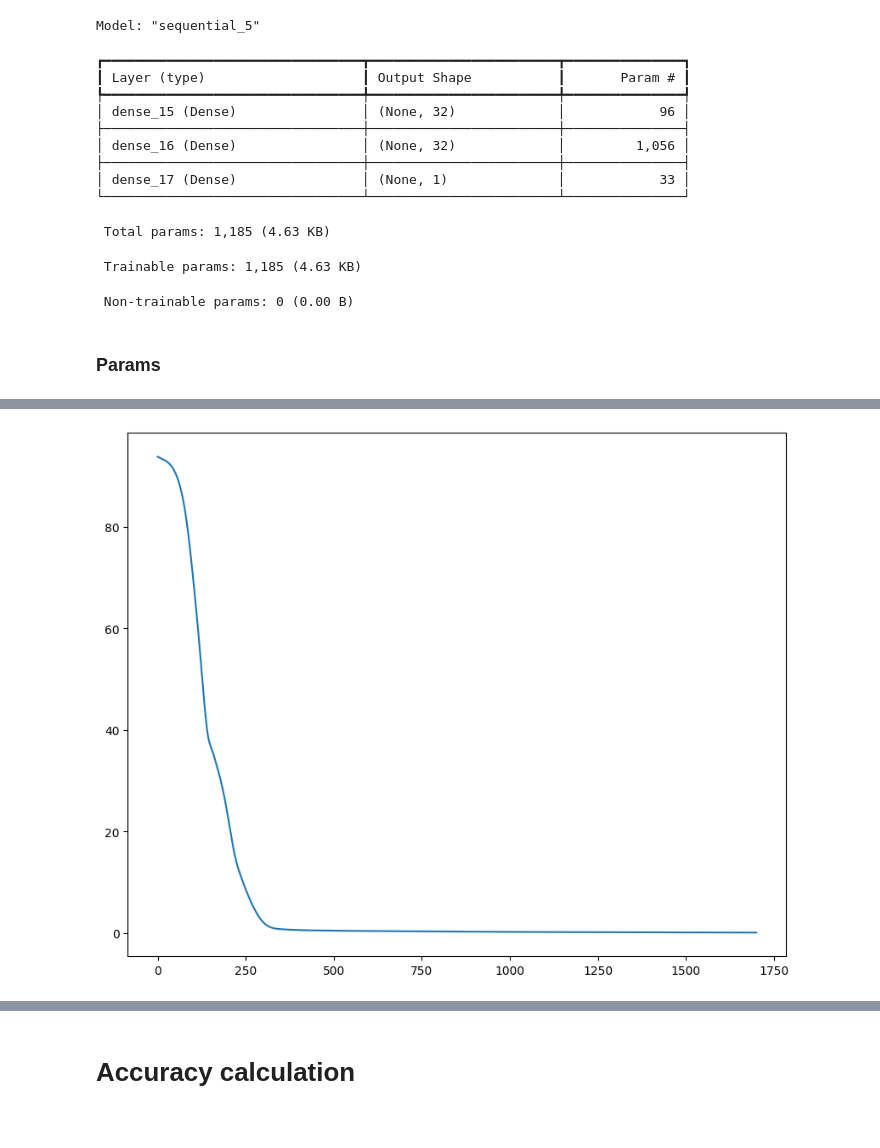
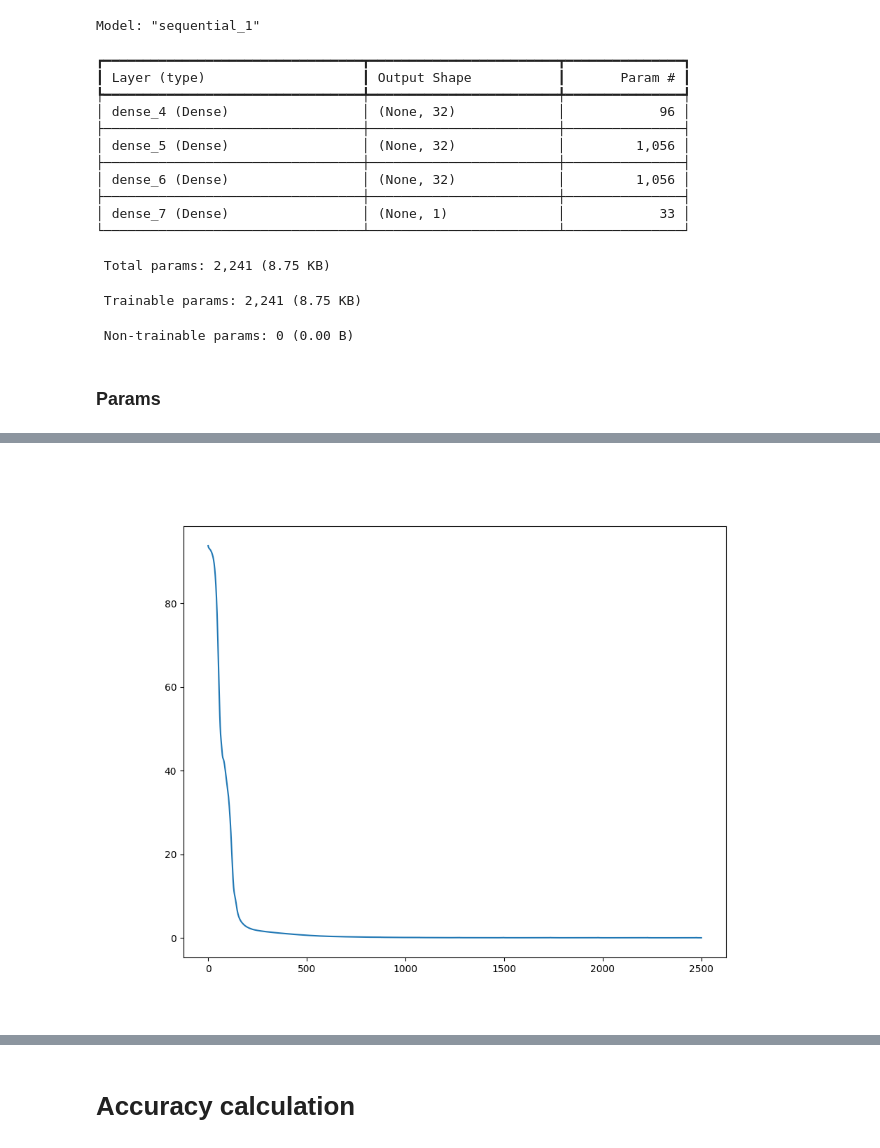
Before and after one commit to C0c0n4t/PINN_Poisson, a Jupyter notebook: src/Puasson.ipynb, the cells around one changed output, grey strips where cells are left out. Saved outputs shown, nothing was run; the diff lists cells and outputs as text; code cells hidden in the pictures.

```diff
--- a/src/Puasson.ipynb
+++ b/src/Puasson.ipynb
@@ -12,25 +12,27 @@ NN = tf.keras.models.Sequential(
         tf.keras.layers.Input((2,)),
         tf.keras.layers.Dense(units=32, activation=custom_activation),
         tf.keras.layers.Dense(units=32, activation=custom_activation),
-        # tf.keras.layers.Dense(units=32, activation=custom_activation),
+        tf.keras.layers.Dense(units=32, activation=custom_activation),
         tf.keras.layers.Dense(units=1),
     ]
 )
 
 NN.summary()
 # %% [output]
-Model: "sequential_5"
+Model: "sequential_1"
 ┏━━━━━━━━━━━━━━━━━━━━━━━━━━━━━━━━━┳━━━━━━━━━━━━━━━━━━━━━━━━┳━━━━━━━━━━━━━━━┓
 ┃ Layer (type)                    ┃ Output Shape           ┃       Param # ┃
 ┡━━━━━━━━━━━━━━━━━━━━━━━━━━━━━━━━━╇━━━━━━━━━━━━━━━━━━━━━━━━╇━━━━━━━━━━━━━━━┩
-│ dense_15 (Dense)                │ (None, 32)             │            96 │
+│ dense_4 (Dense)                 │ (None, 32)             │            96 │
 ├─────────────────────────────────┼────────────────────────┼───────────────┤
-│ dense_16 (Dense)                │ (None, 32)             │         1,056 │
+│ dense_5 (Dense)                 │ (None, 32)             │         1,056 │
 ├─────────────────────────────────┼────────────────────────┼───────────────┤
-│ dense_17 (Dense)                │ (None, 1)              │            33 │
+│ dense_6 (Dense)                 │ (None, 32)             │         1,056 │
+├─────────────────────────────────┼────────────────────────┼───────────────┤
+│ dense_7 (Dense)                 │ (None, 1)              │            33 │
 └─────────────────────────────────┴────────────────────────┴───────────────┘
- Total params: 1,185 (4.63 KB)
+ Total params: 2,241 (8.75 KB)
- Trainable params: 1,185 (4.63 KB)
+ Trainable params: 2,241 (8.75 KB)
  Non-trainable params: 0 (0.00 B)
 # %%
 optm = tf.keras.optimizers.Adam(learning_rate=0.001)
@@ -52,7 +54,7 @@ grid_size = (50, 50)
 x_limits = (0, 2)
 y_limits = (0, 2)
 border_grid_size = (50, 50)
-koef = 2
+koef = 4
 # %%
 x = np.linspace(x_limits[0], x_limits[1], border_grid_size[0], dtype=np.float32)
 y = np.linspace(y_limits[0], y_limits[1], border_grid_size[1], dtype=np.float32)
@@ -73,11 +75,12 @@ train_coord = np.column_stack((x.flatten(), y.flatten()))
 # train_coord = x
 train_loss_record = []
 # %%
-# @tf.function
+@tf.function
 def ode_system(coord, net, border):
+    print(border)
     # set type to avoid overcalculations
-    border = tf.constant(border, dtype=tf.float32)
-    coord = tf.constant(coord, dtype=tf.float32)
+    # border = tf.constant(border, dtype=tf.float32)
+    # coord = tf.constant(coord, dtype=tf.float32)
     with tf.GradientTape(watch_accessed_variables=False, persistent=True) as tape:
         tape.watch(coord)
         with tf.GradientTape(watch_accessed_variables=False, persistent=True) as tape1:
@@ -114,11 +117,13 @@ def train():
         grad_w = tape.gradient(train_loss, NN.trainable_variables)
         optm.apply_gradients(zip(grad_w, NN.trainable_variables))
 
-        if itr % 50 == 0:
+        if itr % 500 == 0:
             # USE TF.PRINT()!!!
             tf.print("epoch:", itr, "loss:", train_loss.numpy())
-            if train_loss < 0.1:
+            if train_loss < 0.01:
                 break
+
+train()
 
 plt.figure(figsize=(10, 8))
 plt.plot(train_loss_record)
@@ -144,2 +139,2 @@ epoch: 1700 loss: 0.09833944
-[figure, old version]
+[figure, new version]
 # %%
```
Also changed, not shown: parts of 7 cells of this notebook, 2 other files.
